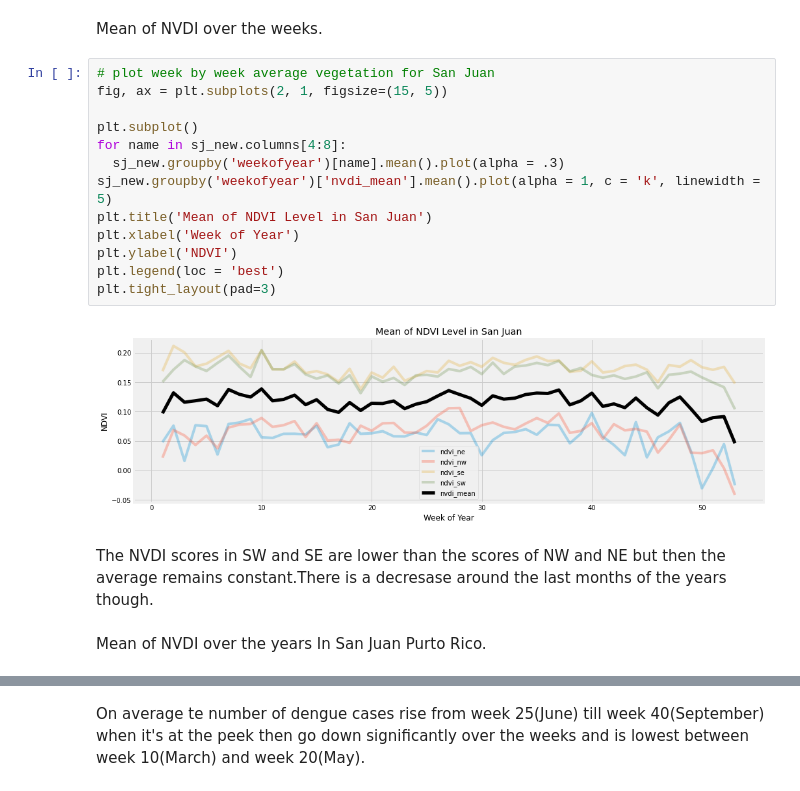
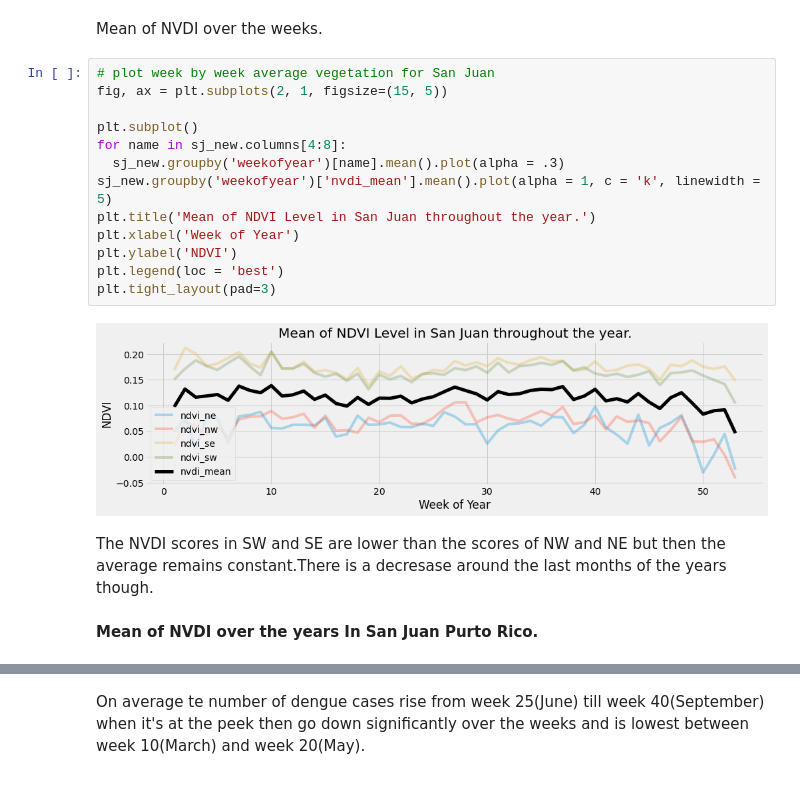
Before and after one commit to Mjcherono/Predicting-Disease-Spread, a Jupyter notebook: dengue.ipynb, the cells around one changed output, grey strips where cells are left out. Drawn from its saved outputs; the diff is of its cells as text.

```diff
--- a/dengue.ipynb
+++ b/dengue.ipynb
@@ -648,22 +691,22 @@ Mean of NVDI over the weeks.
 # %%
 # plot week by week average vegetation for San Juan
 fig, ax = plt.subplots(2, 1, figsize=(15, 5))
 
 plt.subplot()
 for name in sj_new.columns[4:8]:
   sj_new.groupby('weekofyear')[name].mean().plot(alpha = .3)
 sj_new.groupby('weekofyear')['nvdi_mean'].mean().plot(alpha = 1, c = 'k', linewidth = 5)
-plt.title('Mean of NDVI Level in San Juan')
+plt.title('Mean of NDVI Level in San Juan throughout the year.')
 plt.xlabel('Week of Year')
 plt.ylabel('NDVI')
 plt.legend(loc = 'best')
 plt.tight_layout(pad=3)
 # %% [output]
-[figure, old version]
+[figure, new version]
 # %% [markdown]
 The NVDI scores in SW and SE are lower than the scores of NW and NE but then the average remains constant.There is a decresase around the last months of the years though.
 # %% [markdown]
-Mean of NVDI over the years In San Juan Purto Rico.
+**Mean of NVDI over the years In San Juan Purto Rico.**
 # %%
 # plot week by week average vegetation for San Juan
 fig, ax = plt.subplots(2, 1, figsize=(15, 5))
```
Also changed, not shown: parts of 66 cells of this notebook.
